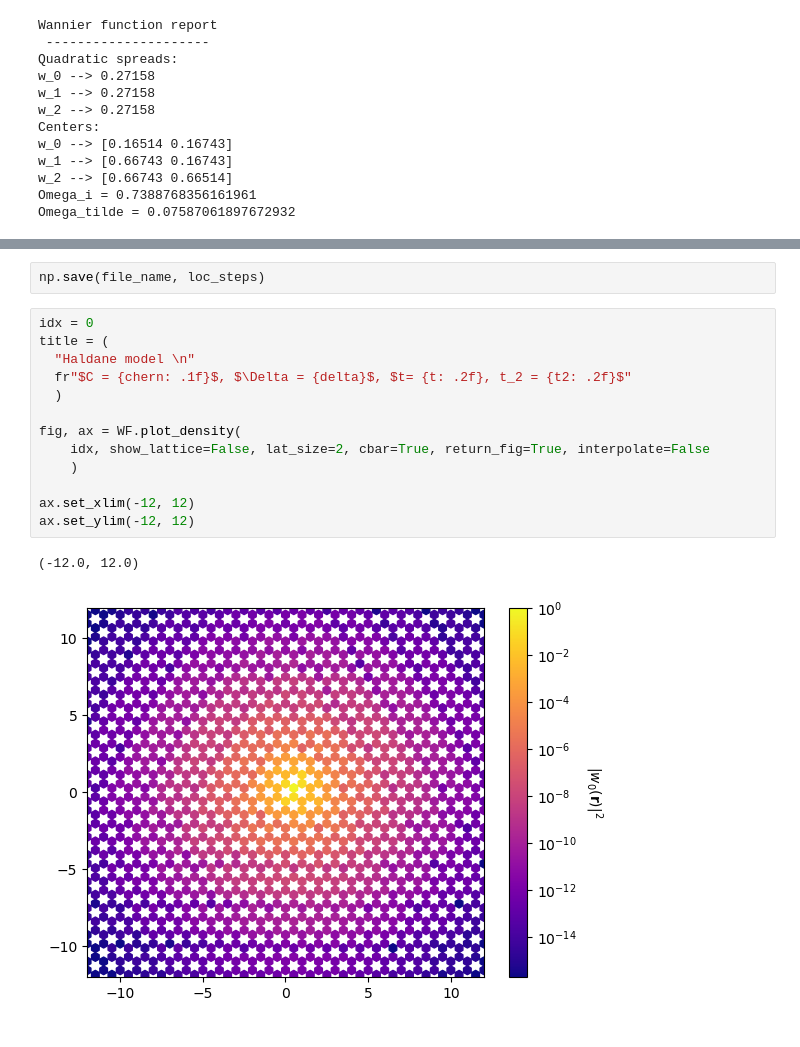
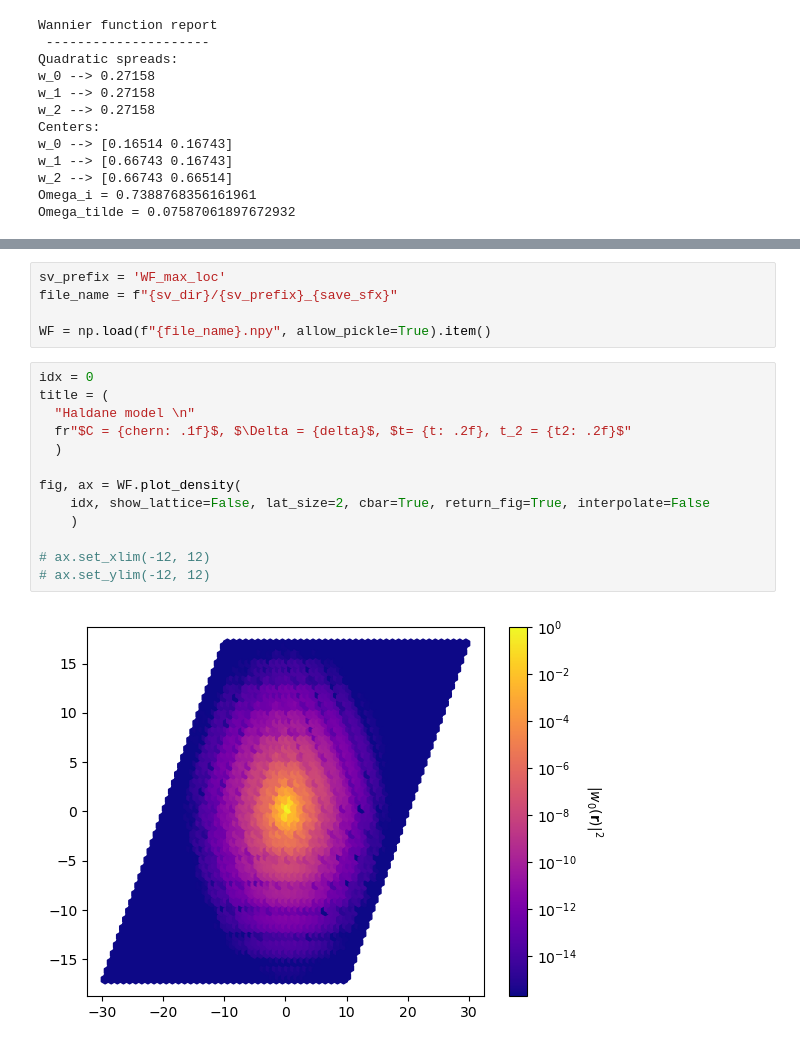
Before and after one commit to treycole/WanPy, a Jupyter notebook: top_obstruction/wan_fxns.ipynb, the cells around one changed output, grey strips where cells are left out. Saved outputs shown, nothing was run; the diff lists cells and outputs as text.

```diff
--- a/top_obstruction/wan_fxns.ipynb
+++ b/top_obstruction/wan_fxns.ipynb
@@ -220,18 +230,20 @@ file_name
-# %%
-np.save(file_name, loc_steps)
+# %%
+sv_prefix = 'WF_max_loc'
+file_name = f"{sv_dir}/{sv_prefix}_{save_sfx}"
+
+WF = np.load(f"{file_name}.npy", allow_pickle=True).item()
 # %%
 idx = 0
 title = (
   "Haldane model \n"
   fr"$C = {chern: .1f}$, $\Delta = {delta}$, $t= {t: .2f}, t_2 = {t2: .2f}$"
   )
 
 fig, ax = WF.plot_density(
     idx, show_lattice=False, lat_size=2, cbar=True, return_fig=True, interpolate=False
     )
 
-ax.set_xlim(-12, 12)
-ax.set_ylim(-12, 12)
+# ax.set_xlim(-12, 12)
+# ax.set_ylim(-12, 12)
 # %% [output]
-(-12.0, 12.0)
-[figure, old version]
+[figure, new version]
```
Also changed, not shown: parts of 15 cells of this notebook, 21 other files.
